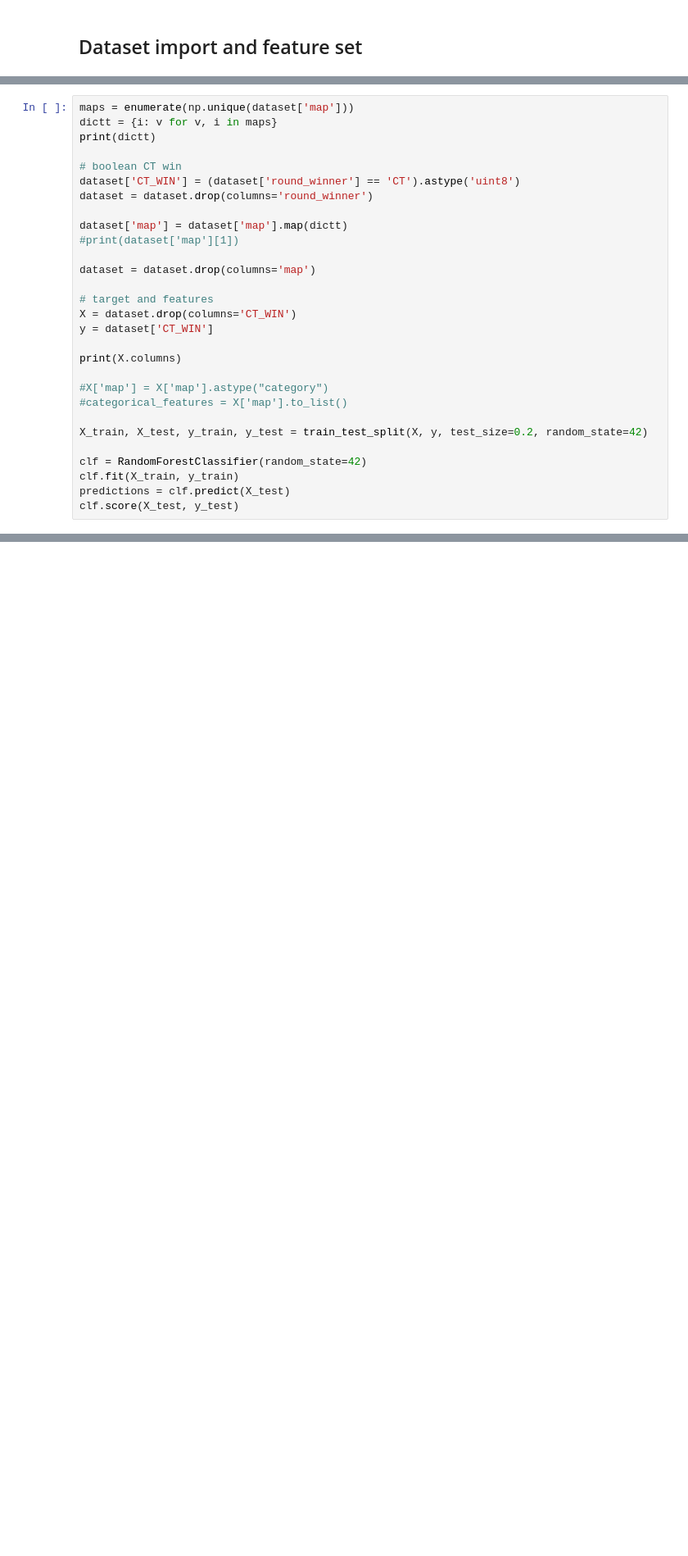
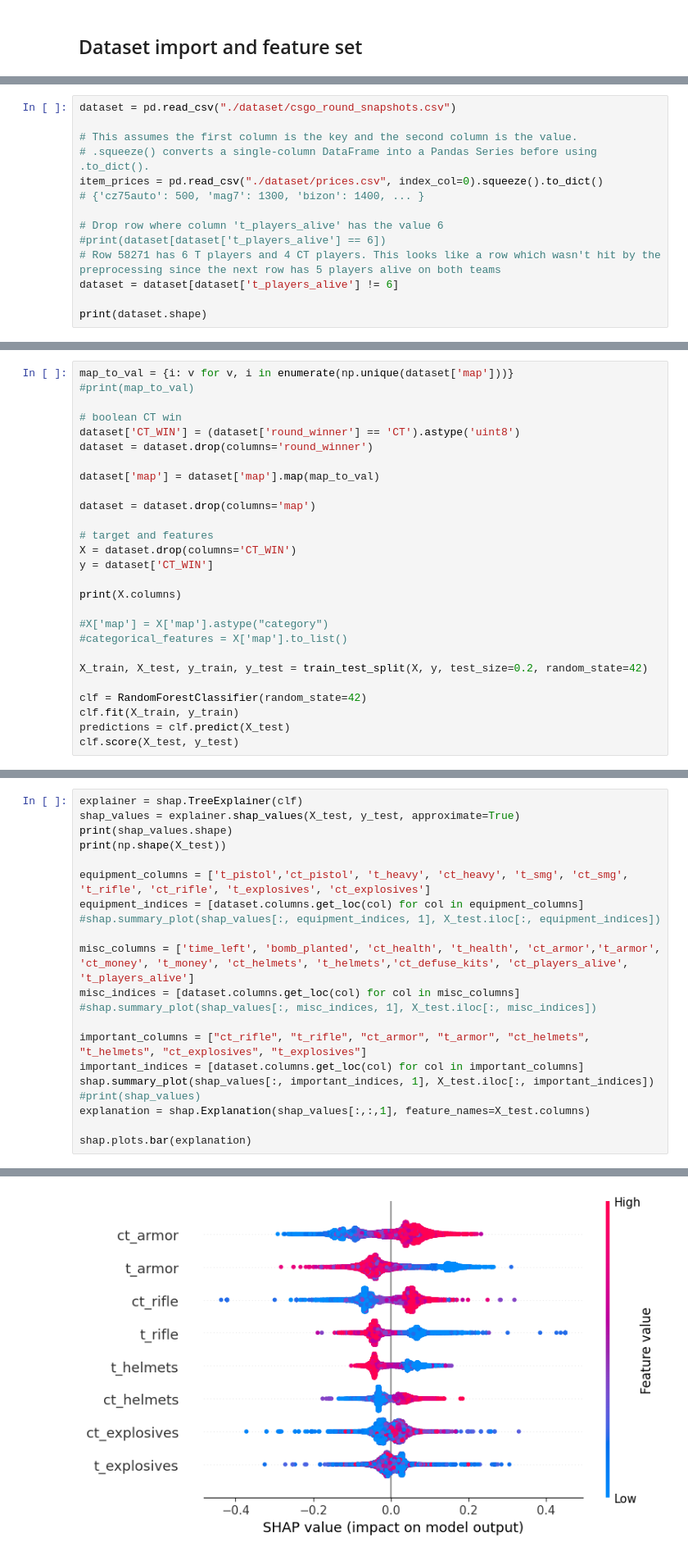
Before and after one commit to rasmoller/ESL-exercises, a Jupyter notebook: Project-1/project1.ipynb, the cells around one changed output, grey strips where cells are left out. Shown: that part at 82% size. Drawn from its saved outputs; the diff is of its cells as text; blank space fills up the shorter version.

Commit message:
Added Readme Added prices.csv for possible use of prices in model Added additional SHAP plots

```diff
--- a/Project-1/project1.ipynb
+++ b/Project-1/project1.ipynb
@@ -46,0 +19,14 @@ print(dataset.shape)
+# %%
+dataset = pd.read_csv("./dataset/csgo_round_snapshots.csv")
+
+# This assumes the first column is the key and the second column is the value.
+# .squeeze() converts a single-column DataFrame into a Pandas Series before using .to_dict().
+item_prices = pd.read_csv("./dataset/prices.csv", index_col=0).squeeze().to_dict()
+# {'cz75auto': 500, 'mag7': 1300, 'bizon': 1400, ... }
+
+# Drop row where column 't_players_alive' has the value 6
+#print(dataset[dataset['t_players_alive'] == 6])
+# Row 58271 has 6 T players and 4 CT players. This looks like a row which wasn't hit by the preprocessing since the next row has 5 players alive on both teams
+dataset = dataset[dataset['t_players_alive'] != 6]
+
+print(dataset.shape)
@@ -132,14 +149,12 @@ We pick a training sample space and a test sample space. We categorise the data
 # %%
-maps = enumerate(np.unique(dataset['map']))
-dictt = {i: v for v, i in maps}
-print(dictt)
+map_to_val = {i: v for v, i in enumerate(np.unique(dataset['map']))}
+#print(map_to_val)
 
 # boolean CT win
 dataset['CT_WIN'] = (dataset['round_winner'] == 'CT').astype('uint8')
 dataset = dataset.drop(columns='round_winner')
 
-dataset['map'] = dataset['map'].map(dictt)
-#print(dataset['map'][1])
+dataset['map'] = dataset['map'].map(map_to_val)
 
 dataset = dataset.drop(columns='map')
 
@@ -179,0 +184,22 @@ shap.summary_plot(shap_values[:,:,1], X_test)
+# %%
+explainer = shap.TreeExplainer(clf)
+shap_values = explainer.shap_values(X_test, y_test, approximate=True)
+print(shap_values.shape)
+print(np.shape(X_test))
+
+equipment_columns = ['t_pistol','ct_pistol', 't_heavy', 'ct_heavy', 't_smg', 'ct_smg', 't_rifle', 'ct_rifle', 't_explosives', 'ct_explosives']
+equipment_indices = [dataset.columns.get_loc(col) for col in equipment_columns]
+#shap.summary_plot(shap_values[:, equipment_indices, 1], X_test.iloc[:, equipment_indices])
+
+misc_columns = ['time_left', 'bomb_planted', 'ct_health', 't_health', 'ct_armor','t_armor', 'ct_money', 't_money', 'ct_helmets', 't_helmets','ct_defuse_kits', 'ct_players_alive', 't_players_alive']
+misc_indices = [dataset.columns.get_loc(col) for col in misc_columns]
+#shap.summary_plot(shap_values[:, misc_indices, 1], X_test.iloc[:, misc_indices])
+
+important_columns = ["ct_rifle", "t_rifle", "ct_armor", "t_armor", "ct_helmets", "t_helmets", "ct_explosives", "t_explosives"]
+important_indices = [dataset.columns.get_loc(col) for col in important_columns]
+shap.summary_plot(shap_values[:, important_indices, 1], X_test.iloc[:, important_indices])
+#print(shap_values)
+explanation = shap.Explanation(shap_values[:,:,1], feature_names=X_test.columns)
+
+shap.plots.bar(explanation)
+# %% [output]
@@ -179,0 +208 @@ shap.summary_plot(shap_values[:,:,1], X_test)
+[figure, added]
```
Also changed, not shown: parts of 9 cells of this notebook, 2 other files.
